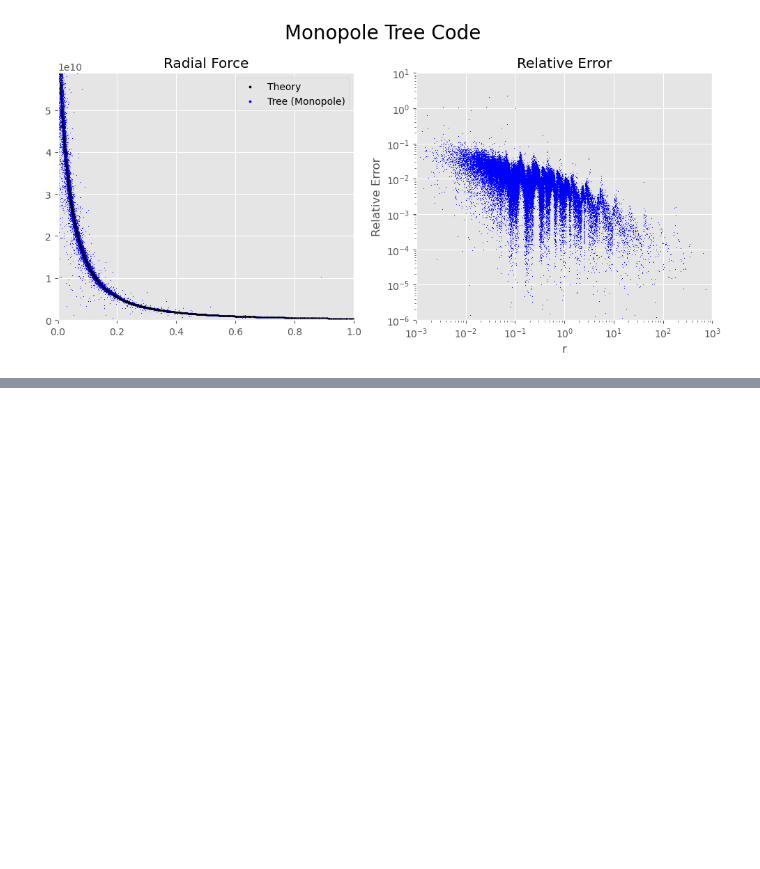
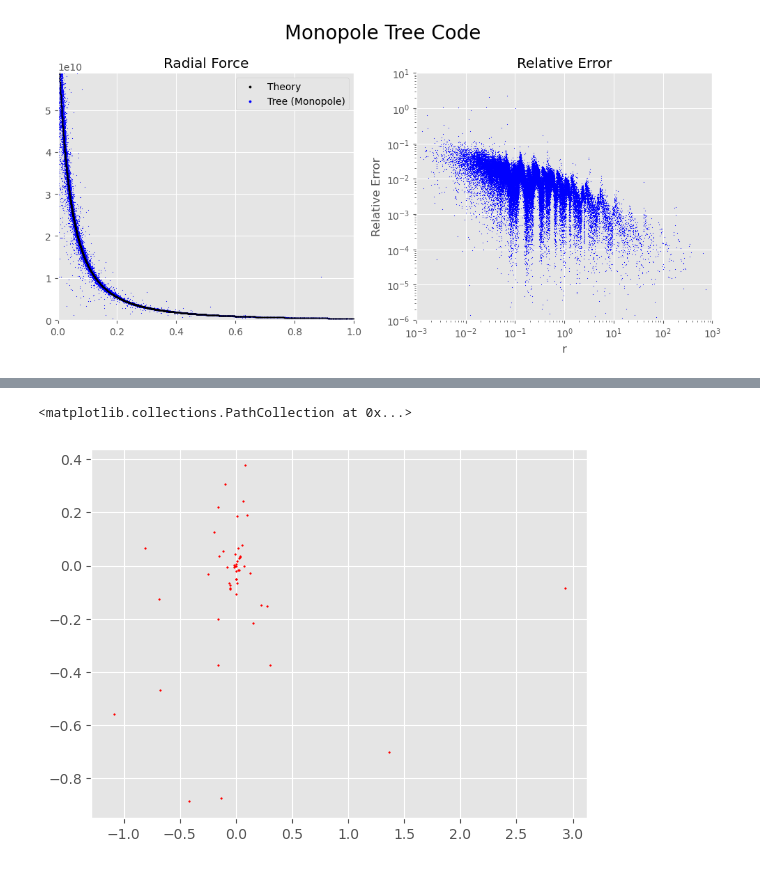
Before and after one commit to ProfesseurShadoko/compastro, a Jupyter notebook: scripts/main.ipynb, the cells around one changed output, grey strips where cells are left out. Saved outputs shown, nothing was run; the diff lists cells and outputs as text; code cells hidden in the pictures; blank space fills up the shorter version.

```diff
--- a/scripts/main.ipynb
+++ b/scripts/main.ipynb
@@ -725,0 +474,9 @@ dtype: float64
+# %%
+mono_evol = pd.read_csv("../files/output/evolve_monopole/mono_100-iter.csv").rename(columns={"phi": "t"})
+# %%
+to_plot = mono_evol.iloc[:50]
+
+plt.scatter(to_plot["y"], to_plot["x"], s=1, color="red")
+# %% [output]
+<matplotlib.collections.PathCollection at 0x...>
+[figure, added]
```
Also changed, not shown: parts of 30 cells of this notebook, 7 other files.
